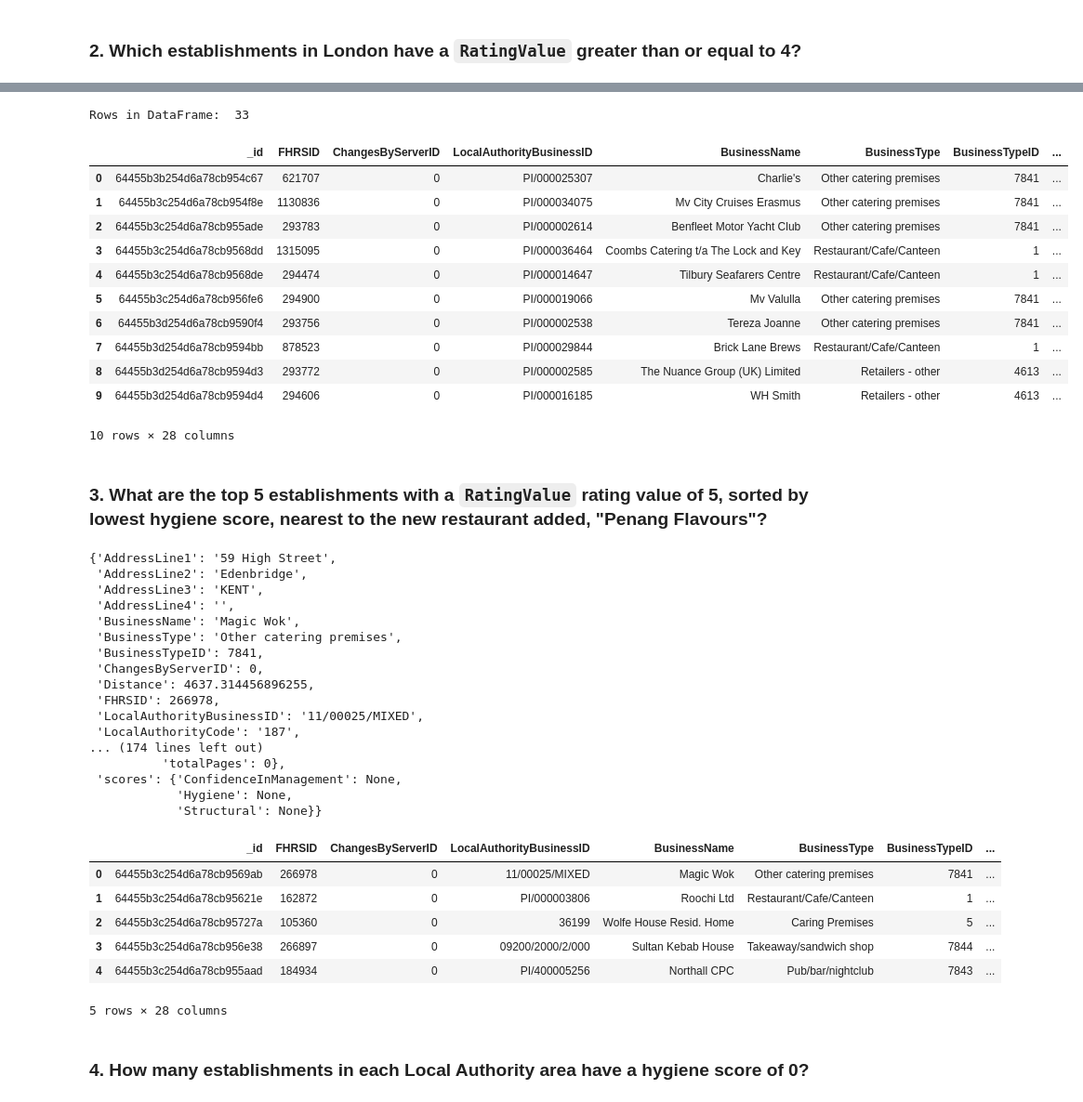
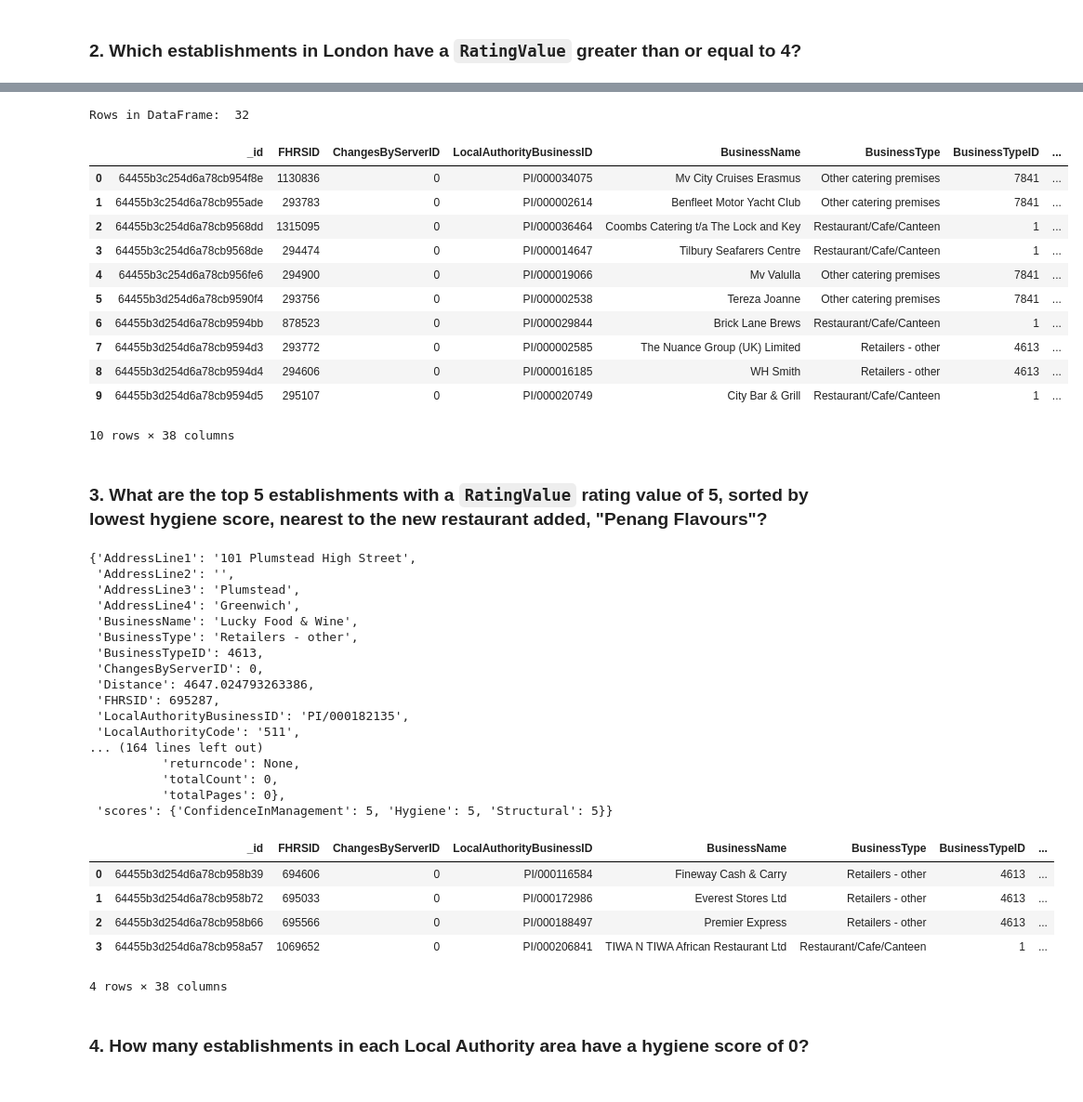
Before and after one commit to jonnybrammah/nosql-challenge, a Jupyter notebook: NoSQL_analysis_starter.ipynb, the cells around one changed output, grey strips where cells are left out. Shown at 93% size. Cells and saved outputs as stored; diff of their text form; code cells hidden in the pictures.

```diff
--- a/NoSQL_analysis_starter.ipynb
+++ b/NoSQL_analysis_starter.ipynb
@@ -113,25 +114,25 @@ Number of establishments in Central London with a Rating of 4 or above: 33
 # %%
 # Convert the result to a Pandas DataFrame
 results = establishments.find(query)
-City_of_London_good_establishments_df = pd.DataFrame(results)
+City_of_London_good_establishments_df = pd.json_normalize(results)
 # Display the number of rows in the DataFrame
 print("Rows in DataFrame: ", len(City_of_London_good_establishments_df))
 # Display the first 10 rows of the DataFrame
 City_of_London_good_establishments_df.head(10)
 # %% [output]
-Rows in DataFrame:  33
+Rows in DataFrame:  32
 |  | _id | FHRSID | ChangesByServerID | LocalAuthorityBusinessID | BusinessName | BusinessType | BusinessTypeID | ... |
-| 0 | 64455b3b254d6a78cb954c67 | 621707 | 0 | PI/000025307 | Charlie's | Other catering premises | 7841 | ... |
-| 1 | 64455b3c254d6a78cb954f8e | 1130836 | 0 | PI/000034075 | Mv City Cruises Erasmus | Other catering premises | 7841 | ... |
-| 2 | 64455b3c254d6a78cb955ade | 293783 | 0 | PI/000002614 | Benfleet Motor Yacht Club | Other catering premises | 7841 | ... |
-| 3 | 64455b3c254d6a78cb9568dd | 1315095 | 0 | PI/000036464 | Coombs Catering t/a The Lock and Key | Restaurant/Cafe/Canteen | 1 | ... |
-| 4 | 64455b3c254d6a78cb9568de | 294474 | 0 | PI/000014647 | Tilbury Seafarers Centre | Restaurant/Cafe/Canteen | 1 | ... |
-| 5 | 64455b3c254d6a78cb956fe6 | 294900 | 0 | PI/000019066 | Mv Valulla | Other catering premises | 7841 | ... |
-| 6 | 64455b3d254d6a78cb9590f4 | 293756 | 0 | PI/000002538 | Tereza Joanne | Other catering premises | 7841 | ... |
-| 7 | 64455b3d254d6a78cb9594bb | 878523 | 0 | PI/000029844 | Brick Lane Brews | Restaurant/Cafe/Canteen | 1 | ... |
-| 8 | 64455b3d254d6a78cb9594d3 | 293772 | 0 | PI/000002585 | The Nuance Group (UK) Limited | Retailers - other | 4613 | ... |
-| 9 | 64455b3d254d6a78cb9594d4 | 294606 | 0 | PI/000016185 | WH Smith | Retailers - other | 4613 | ... |
+| 0 | 64455b3c254d6a78cb954f8e | 1130836 | 0 | PI/000034075 | Mv City Cruises Erasmus | Other catering premises | 7841 | ... |
+| 1 | 64455b3c254d6a78cb955ade | 293783 | 0 | PI/000002614 | Benfleet Motor Yacht Club | Other catering premises | 7841 | ... |
+| 2 | 64455b3c254d6a78cb9568dd | 1315095 | 0 | PI/000036464 | Coombs Catering t/a The Lock and Key | Restaurant/Cafe/Canteen | 1 | ... |
+| 3 | 64455b3c254d6a78cb9568de | 294474 | 0 | PI/000014647 | Tilbury Seafarers Centre | Restaurant/Cafe/Canteen | 1 | ... |
+| 4 | 64455b3c254d6a78cb956fe6 | 294900 | 0 | PI/000019066 | Mv Valulla | Other catering premises | 7841 | ... |
+| 5 | 64455b3d254d6a78cb9590f4 | 293756 | 0 | PI/000002538 | Tereza Joanne | Other catering premises | 7841 | ... |
+| 6 | 64455b3d254d6a78cb9594bb | 878523 | 0 | PI/000029844 | Brick Lane Brews | Restaurant/Cafe/Canteen | 1 | ... |
+| 7 | 64455b3d254d6a78cb9594d3 | 293772 | 0 | PI/000002585 | The Nuance Group (UK) Limited | Retailers - other | 4613 | ... |
+| 8 | 64455b3d254d6a78cb9594d4 | 294606 | 0 | PI/000016185 | WH Smith | Retailers - other | 4613 | ... |
+| 9 | 64455b3d254d6a78cb9594d5 | 295107 | 0 | PI/000020749 | City Bar & Grill | Restaurant/Cafe/Canteen | 1 | ... |
-10 rows × 28 columns
+10 rows × 38 columns
 # %% [markdown]
 ### 3. What are the top 5 establishments with a `RatingValue` rating value of 5, sorted by lowest hygiene score, nearest to the new restaurant added, "Penang Flavours"?
 # %%
@@ -144,12 +145,10 @@ latitude = 51.49014200
 longitude = 0.08384000
 
 query = {"RatingValue": 5,
-        "geocode.latitude": {'$gte': latitude - degree_search},
-        "geocode.latitude": {'$lte': latitude + degree_search},
-         #Not sure about this section - it's returning values outside of our longitude range
-        "geocode.longitude": {'$gte': longitude - degree_search},
-        "geocode.longitude": {'$lte': longitude + degree_search}}
-sort =  [("scores.Hygiene", 1)]
+        "geocode.latitude": {'$gte': latitude - degree_search, '$lt': latitude + degree_search},
+        "geocode.longitude": {'$gte': longitude - degree_search, '$lt': longitude + degree_search}
+        }
+sort =  [("scores.Hygiene", -1)]
 limit = 5
 
 results = establishments.find(query).sort(sort).limit(limit)
@@ -158,36 +157,35 @@ results = establishments.find(query).sort(sort).limit(limit)
 for result in results:
     pprint(result)
 # %% [output]
-{'AddressLine1': '59 High Street',
- 'AddressLine2': 'Edenbridge',
- 'AddressLine3': 'KENT',
- 'AddressLine4': '',
- 'BusinessName': 'Magic Wok',
- 'BusinessType': 'Other catering premises',
- 'BusinessTypeID': 7841,
+{'AddressLine1': '101 Plumstead High Street',
+ 'AddressLine2': '',
+ 'AddressLine3': 'Plumstead',
+ 'AddressLine4': 'Greenwich',
+ 'BusinessName': 'Lucky Food & Wine',
+ 'BusinessType': 'Retailers - other',
+ 'BusinessTypeID': 4613,
  'ChangesByServerID': 0,
- 'Distance': 4637.314456896255,
- 'FHRSID': 266978,
- 'LocalAuthorityBusinessID': '11/00025/MIXED',
- 'LocalAuthorityCode': '187',
-... (174 lines left out)
+ 'Distance': 4647.024793263386,
+ 'FHRSID': 695287,
+ 'LocalAuthorityBusinessID': 'PI/000182135',
+ 'LocalAuthorityCode': '511',
+... (164 lines left out)
+          'returncode': None,
+          'totalCount': 0,
           'totalPages': 0},
- 'scores': {'ConfidenceInManagement': None,
-            'Hygiene': None,
-            'Structural': None}}
+ 'scores': {'ConfidenceInManagement': 5, 'Hygiene': 5, 'Structural': 5}}
 # %%
 # Convert the result to a Pandas DataFrame
 results = establishments.find(query).sort(sort).limit(limit)
-close_5star_restaurants_df = pd.DataFrame(results)
+close_5star_restaurants_df = pd.json_normalize(results)
 close_5star_restaurants_df
 # %% [output]
 |  | _id | FHRSID | ChangesByServerID | LocalAuthorityBusinessID | BusinessName | BusinessType | BusinessTypeID | ... |
-| 0 | 64455b3c254d6a78cb9569ab | 266978 | 0 | 11/00025/MIXED | Magic Wok | Other catering premises | 7841 | ... |
-| 1 | 64455b3c254d6a78cb95621e | 162872 | 0 | PI/000003806 | Roochi Ltd | Restaurant/Cafe/Canteen | 1 | ... |
-| 2 | 64455b3c254d6a78cb95727a | 105360 | 0 | 36199 | Wolfe House Resid. Home | Caring Premises | 5 | ... |
-| 3 | 64455b3c254d6a78cb956e38 | 266897 | 0 | 09200/2000/2/000 | Sultan Kebab House | Takeaway/sandwich shop | 7844 | ... |
-| 4 | 64455b3c254d6a78cb955aad | 184934 | 0 | PI/400005256 | Northall CPC | Pub/bar/nightclub | 7843 | ... |
+| 0 | 64455b3d254d6a78cb958b39 | 694606 | 0 | PI/000116584 | Fineway Cash & Carry | Retailers - other | 4613 | ... |
+| 1 | 64455b3d254d6a78cb958b72 | 695033 | 0 | PI/000172986 | Everest Stores Ltd | Retailers - other | 4613 | ... |
+| 2 | 64455b3d254d6a78cb958b66 | 695566 | 0 | PI/000188497 | Premier Express | Retailers - other | 4613 | ... |
+| 3 | 64455b3d254d6a78cb958a57 | 1069652 | 0 | PI/000206841 | TIWA N TIWA African Restaurant Ltd | Restaurant/Cafe/Canteen | 1 | ... |
-5 rows × 28 columns
+4 rows × 38 columns
 # %% [markdown]
 ### 4. How many establishments in each Local Authority area have a hygiene score of 0?
 # %%
```
Also changed, not shown: parts of 6 cells of this notebook, 2 other files.
